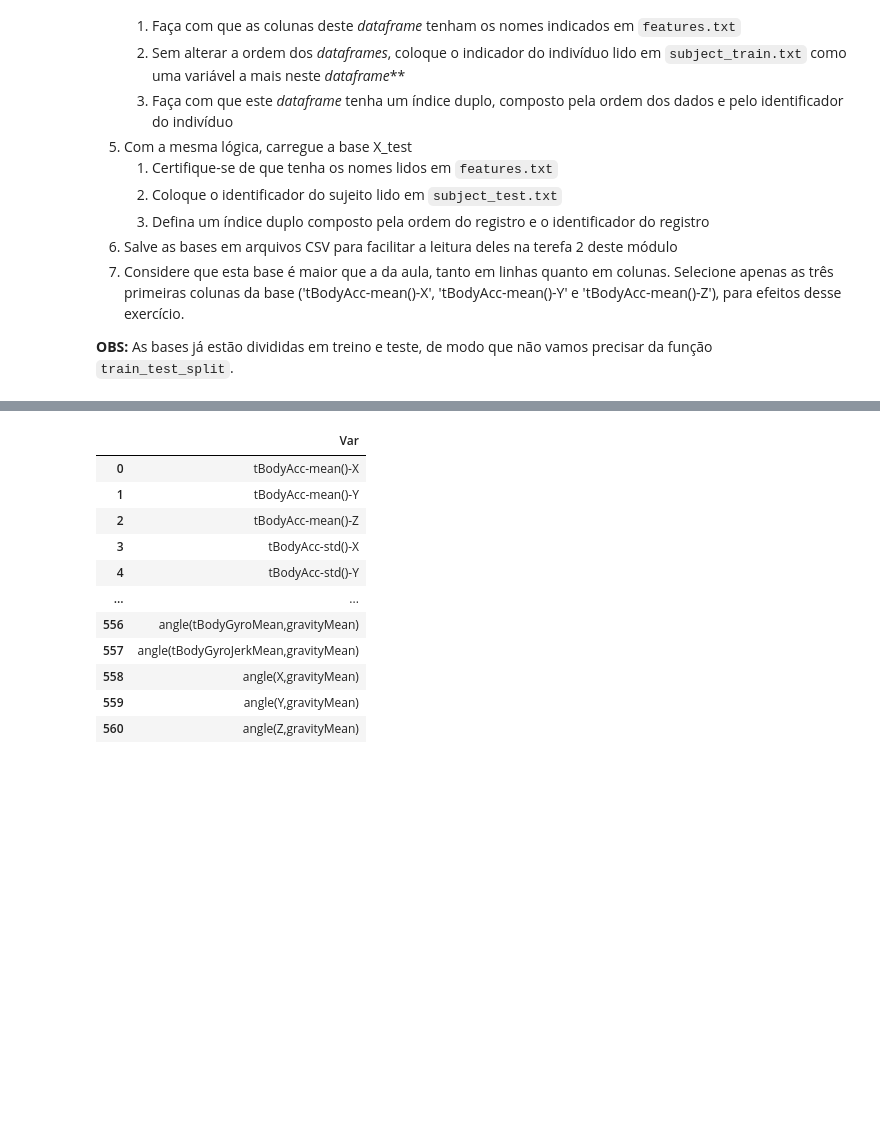
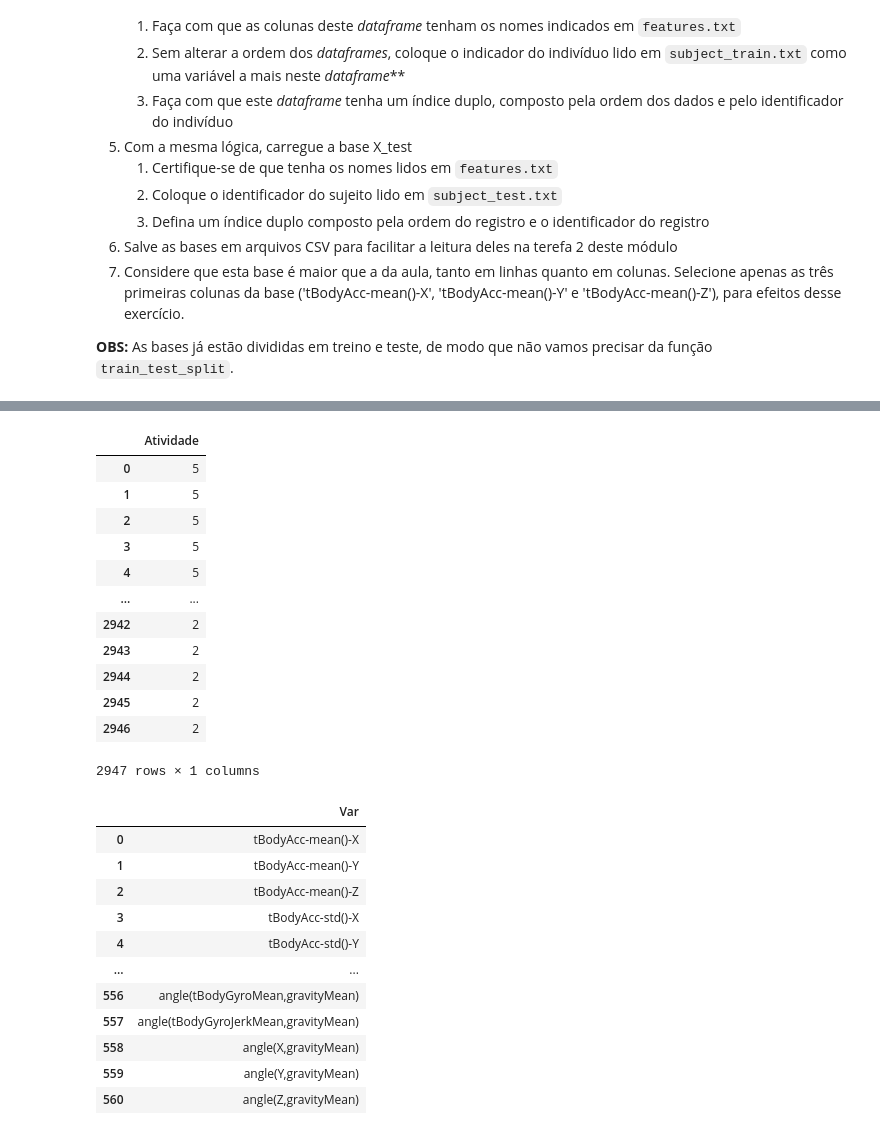
Before and after one commit to marceloaires7/EBAC-Aulas, a Jupyter notebook: Modulo17/Exercício_Cientista_de_dados_Módulo17/Exercício 1/Modulo17Exercicio1.ipynb, the cells around one changed output, grey strips where cells are left out. Saved outputs shown, nothing was run; the diff lists cells and outputs as text; code cells hidden in the pictures; blank space fills up the shorter version.

```diff
--- a/Modulo17/Exercício_Cientista_de_dados_Módulo17/Exercício 1/Modulo17Exercicio1.ipynb
+++ b/Modulo17/Exercício_Cientista_de_dados_Módulo17/Exercício 1/Modulo17Exercicio1.ipynb
@@ -66 +90,20 @@ import os
+# %%
+# Definindo y_test.
+
+y_test = pd.read_csv("./input/y_test.txt",sep=' ', header=None, names=['Atividade'])
+y_test
+# %% [output]
+|  | Atividade |
+| 0 | 5 |
+| 1 | 5 |
+| 2 | 5 |
+| 3 | 5 |
+| 4 | 5 |
+| ... | ... |
+| 2942 | 2 |
+| 2943 | 2 |
+| 2944 | 2 |
+| 2945 | 2 |
+| 2946 | 2 |
+2947 rows × 1 columns
 # %%
```
Also changed, not shown: parts of 19 cells of this notebook, 5 other files.
